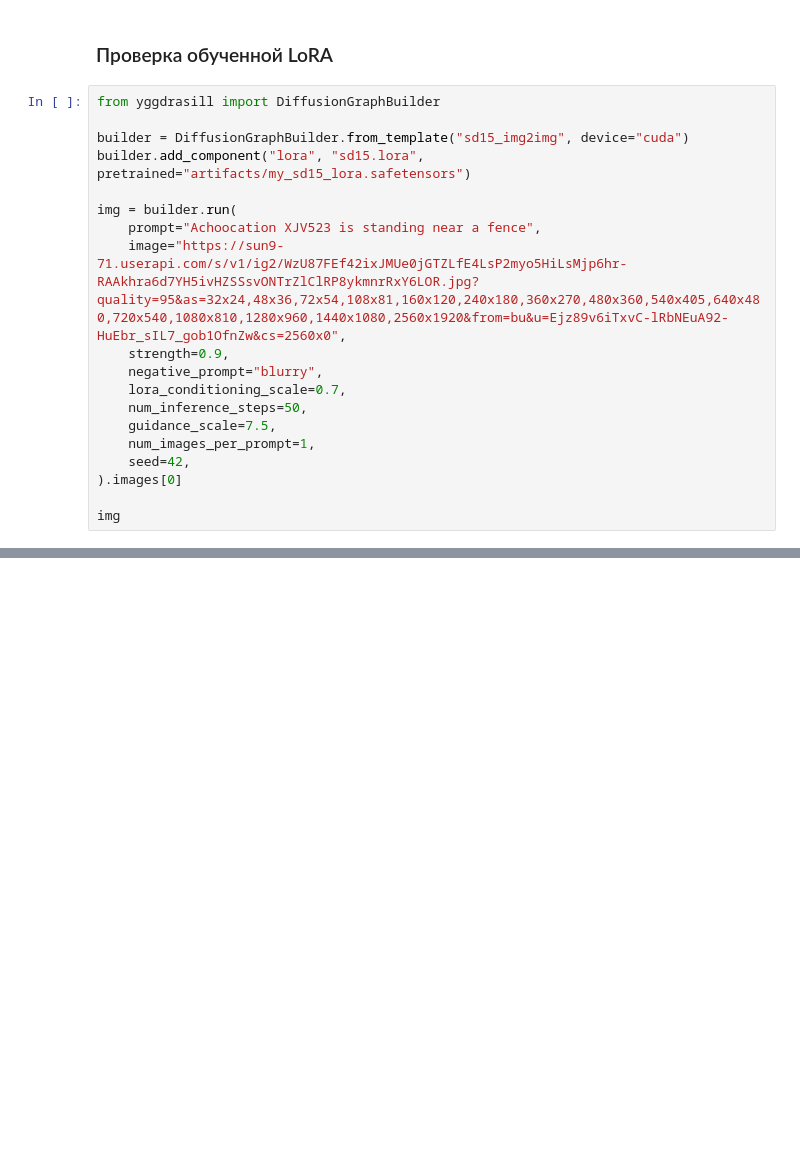
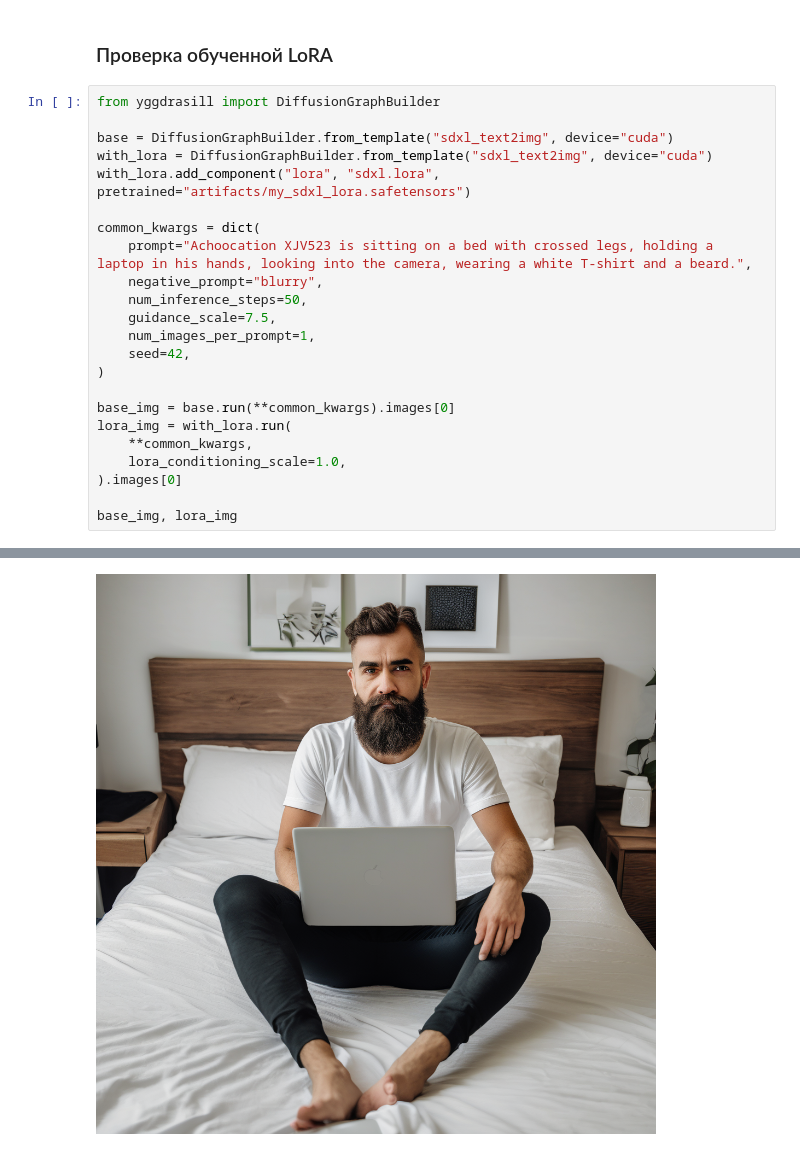
Before and after one commit to GrafikXxxxxxxYyyyyyyyyyy/YggDrasill, a Jupyter notebook: examples/diffusion_train_lora.ipynb, the cells around one changed output, grey strips where cells are left out. Saved outputs shown, nothing was run; the diff lists cells and outputs as text; blank space fills up the shorter version.

```diff
--- a/examples/diffusion_train_lora.ipynb
+++ b/examples/diffusion_train_lora.ipynb
@@ -79,19 +104,24 @@ result
 # %%
 from yggdrasill import DiffusionGraphBuilder
 
-builder = DiffusionGraphBuilder.from_template("sd15_img2img", device="cuda")
-builder.add_component("lora", "sd15.lora", pretrained="artifacts/my_sd15_lora.safetensors")
+base = DiffusionGraphBuilder.from_template("sdxl_text2img", device="cuda")
+with_lora = DiffusionGraphBuilder.from_template("sdxl_text2img", device="cuda")
+with_lora.add_component("lora", "sdxl.lora", pretrained="artifacts/my_sdxl_lora.safetensors")
 
-img = builder.run(
-    prompt="Achoocation XJV523 is standing near a fence",
-    image="https://sun9-71.userapi.com/s/v1/ig2/WzU87FEf42ixJMUe0jGTZLfE4LsP2myo5HiLsMjp6hr-RAAkhra6d7YH5ivHZSSsvONTrZlClRP8ykmnrRxY6LOR.jpg?quality=95&as=32x24,48x36,72x54,108x81,160x120,240x180,360x270,480x360,540x405,640x480,720x540,1080x810,1280x960,1440x1080,2560x1920&from=bu&u=Ejz89v6iTxvC-lRbNEuA92-HuEbr_sIL7_gob1OfnZw&cs=2560x0",
-    strength=0.9,
+common_kwargs = dict(
+    prompt="Achoocation XJV523 is sitting on a bed with crossed legs, holding a laptop in his hands, looking into the camera, wearing a white T-shirt and a beard.",
     negative_prompt="blurry",
-    lora_conditioning_scale=0.7,
     num_inference_steps=50,
     guidance_scale=7.5,
     num_images_per_prompt=1,
     seed=42,
+)
+
+base_img = base.run(**common_kwargs).images[0]
+lora_img = with_lora.run(
+    **common_kwargs,
+    lora_conditioning_scale=1.0,
 ).images[0]
 
-img
+base_img, lora_img
+# %% [output]
@@ -97,0 +137 @@ img
+[figure, added]
```
Also changed, not shown: parts of 4 cells of this notebook, 43 other files.
